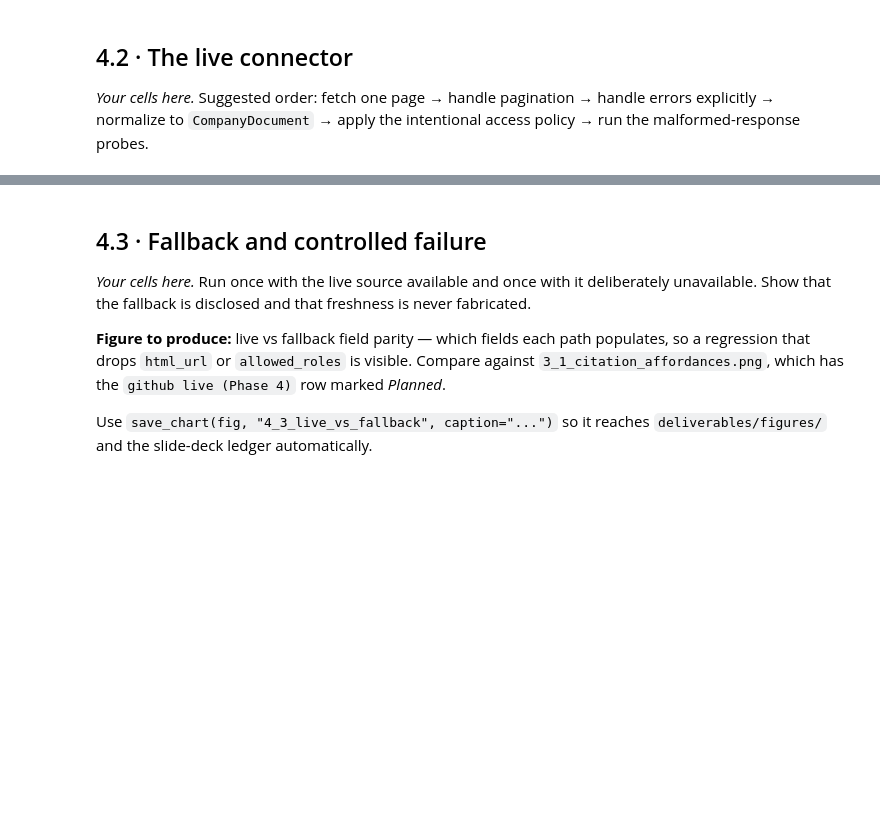
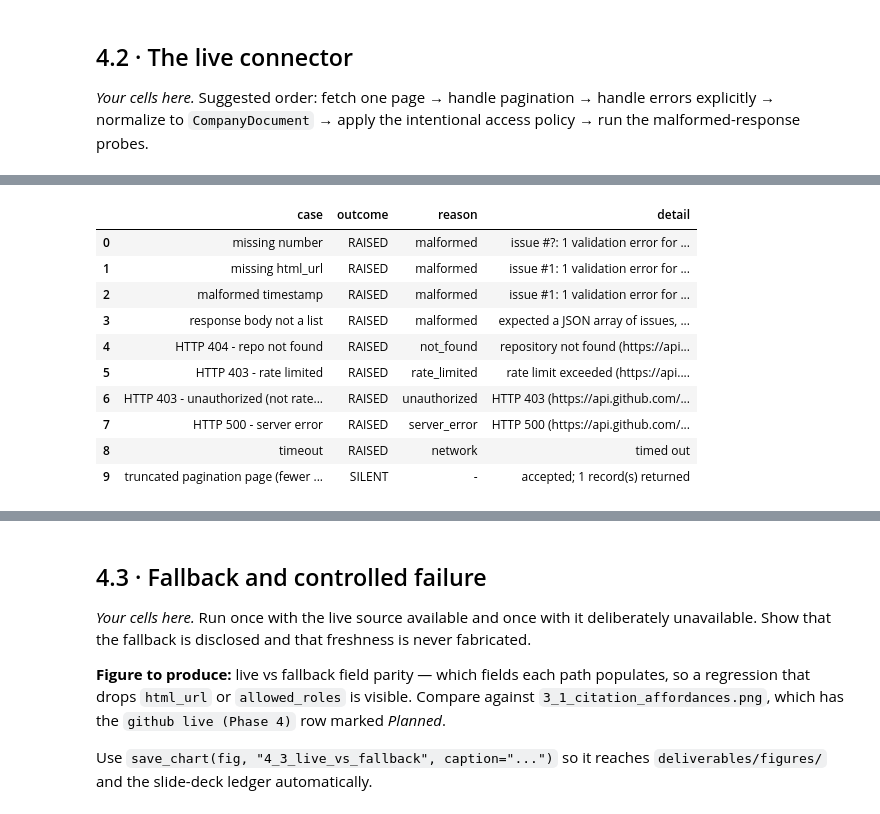
Before and after one commit to sulugambari/ai-agent-project, a Jupyter notebook: notebooks/phase_04_live_github.ipynb, the cells around one changed output, grey strips where cells are left out. Drawn from its saved outputs; the diff is of its cells as text; code cells hidden in the pictures; blank space fills up the shorter version.

```diff
--- a/notebooks/phase_04_live_github.ipynb
+++ b/notebooks/phase_04_live_github.ipynb
@@ -294,0 +375,83 @@ run the malformed-response probes.
+# %%
+# --- 4.2b Malformed-response and pagination probes --------------------------
+# WHAT: mock httpx responses for each required failure case and confirm the
+#       connector raises GitHubFetchError with the right `reason`, never silently.
+# WHY:  F-6 requires every malformed record to fail loudly; `04` explicitly asks
+#       for probes covering missing fields, bad timestamps, truncated pagination,
+#       HTTP 403/404/500, and a timeout.
+def make_client(handler) -> httpx.Client:
+    transport = httpx.MockTransport(handler)
+    return httpx.Client(transport=transport, base_url=github_live.GITHUB_API_BASE)
+
+GOOD_ISSUE = {
+    "node_id": "MDU6SXNzdWUx", "number": 1, "title": "t", "body": "b", "state": "open",
+    "html_url": "https://github.com/o/r/issues/1",
+    "user": {"login": "a"}, "assignees": [], "labels": [],
+    "updated_at": "2026-08-01T00:00:00Z", "pull_request": None,
+}
+
+import company_assistant.connectors.github_live as github_live
+
+def probe_live(name, handler):
+    """Run fetch_live_issues against a mocked transport and report the outcome."""
+    client = make_client(handler)
+    try:
+        docs = fetch_live_issues("o/r", None, client=client)
+    except GitHubFetchError as exc:
+        return {"case": name, "outcome": "RAISED", "reason": exc.reason,
+                "detail": exc.detail[:80]}
+    except Exception as exc:
+        return {"case": name, "outcome": "RAISED (unclassified)", "reason": type(exc).__name__,
+                "detail": str(exc)[:80]}
+    finally:
+        client.close()
+    return {"case": name, "outcome": "SILENT", "reason": "-",
+            "detail": f"accepted; {len(docs)} record(s) returned"}
+
+def json_response(status, payload, headers=None):
+    def handler(request):
+        return httpx.Response(status, json=payload, headers=headers or {})
+    return handler
+
+live_results = [
+    probe_live("missing number",
+               json_response(200, [{k: v for k, v in GOOD_ISSUE.items() if k != "number"}])),
+    probe_live("missing html_url",
+               json_response(200, [{k: v for k, v in GOOD_ISSUE.items() if k != "html_url"}])),
+    probe_live("malformed timestamp",
+               json_response(200, [{**GOOD_ISSUE, "updated_at": "not-a-date"}])),
+    probe_live("response body not a list",
+               json_response(200, {"message": "unexpected shape"})),
+    probe_live("HTTP 404 - repo not found",
+               json_response(404, {"message": "Not Found"})),
+    probe_live("HTTP 403 - rate limited",
+               json_response(403, {"message": "rate limit exceeded"},
+                             headers={"X-RateLimit-Remaining": "0"})),
+    probe_live("HTTP 403 - unauthorized (not rate limit)",
+               json_response(403, {"message": "Forbidden"})),
+    probe_live("HTTP 500 - server error",
+               json_response(500, {"message": "Internal Server Error"})),
+    probe_live("timeout", lambda request: (_ for _ in ()).throw(httpx.TimeoutException("timed out"))),
+    probe_live("truncated pagination page (fewer than per_page, still valid)",
+               json_response(200, [GOOD_ISSUE])),  # expected to be ACCEPTED, not a failure
+]
+live_malformed = pd.DataFrame(live_results)
+display(live_malformed)
+
+failures = live_malformed[live_malformed["case"] != "truncated pagination page (fewer than per_page, still valid)"]
+silent = failures[failures.outcome == "SILENT"]
+assert silent.empty, f"silent failures in the live connector:\n{silent}"
+print(f"\n{len(failures)} failure cases: all raised GitHubFetchError with a classified reason, 0 silent")
+print("the one non-failure case (short final page) was correctly accepted as valid, not truncation")
+# %% [output]
+|  | case | outcome | reason | detail |
+| 0 | missing number | RAISED | malformed | issue #?: 1 validation error for ... |
+| 1 | missing html_url | RAISED | malformed | issue #1: 1 validation error for ... |
+| 2 | malformed timestamp | RAISED | malformed | issue #1: 1 validation error for ... |
+| 3 | response body not a list | RAISED | malformed | expected a JSON array of issues, ... |
+| 4 | HTTP 404 - repo not found | RAISED | not_found | repository not found (https://api... |
+| 5 | HTTP 403 - rate limited | RAISED | rate_limited | rate limit exceeded (https://api.... |
+| 6 | HTTP 403 - unauthorized (not rate... | RAISED | unauthorized | HTTP 403 (https://api.github.com/... |
+| 7 | HTTP 500 - server error | RAISED | server_error | HTTP 500 (https://api.github.com/... |
+| 8 | timeout | RAISED | network | timed out |
+| 9 | truncated pagination page (fewer ... | SILENT | - | accepted; 1 record(s) returned |
```
Also changed, not shown: parts of 8 cells of this notebook, 9 other files.
